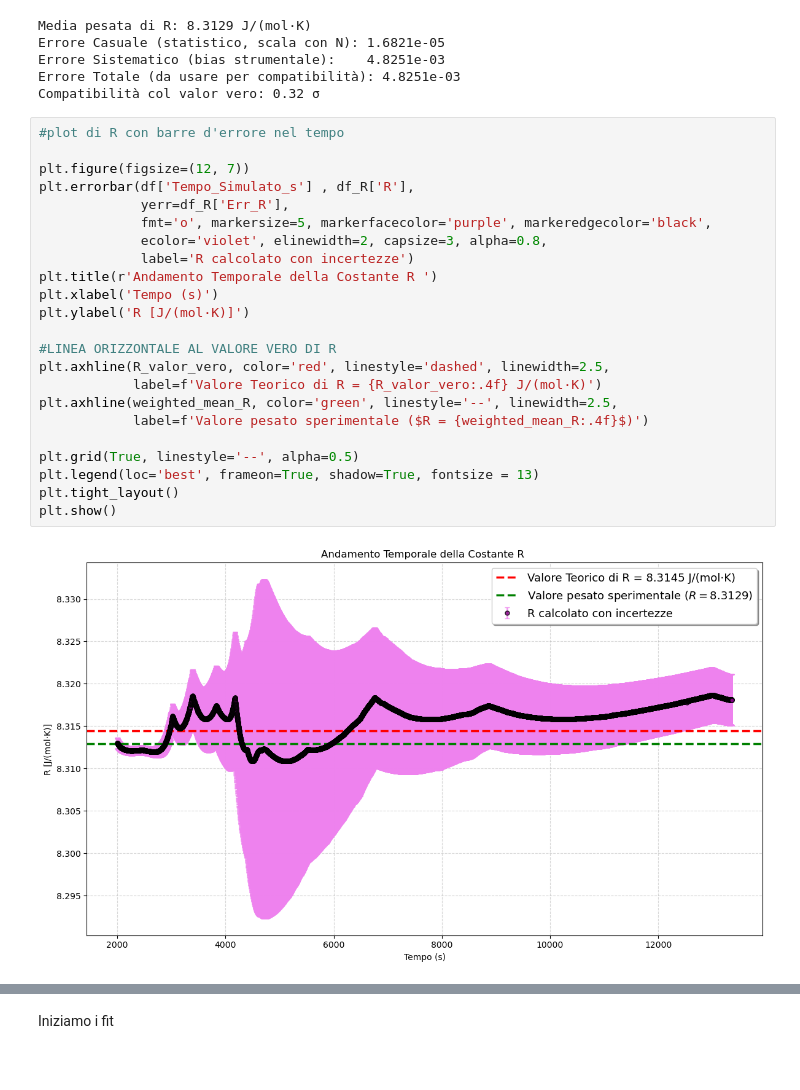
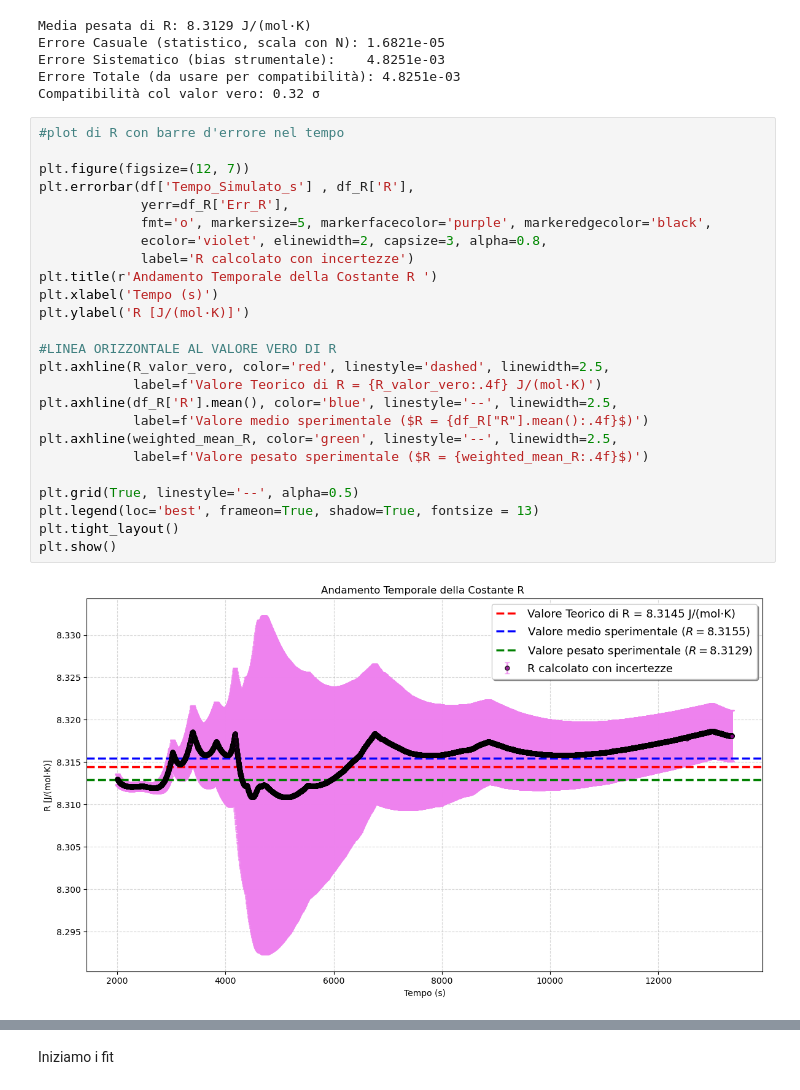
Before and after one commit to oblivion0218/BME280, a Jupyter notebook: Analisi.ipynb, the cells around one changed output, grey strips where cells are left out. Cells and saved outputs as stored; diff of their text form.

```diff
--- a/Analisi.ipynb
+++ b/Analisi.ipynb
@@ -224,28 +224,30 @@ Compatibilità col valor vero: 0.32 σ
 # %%
 #plot di R con barre d'errore nel tempo
 
 plt.figure(figsize=(12, 7))
 plt.errorbar(df['Tempo_Simulato_s'] , df_R['R'],
              yerr=df_R['Err_R'],
              fmt='o', markersize=5, markerfacecolor='purple', markeredgecolor='black',
              ecolor='violet', elinewidth=2, capsize=3, alpha=0.8,
              label='R calcolato con incertezze')
 plt.title(r'Andamento Temporale della Costante R ')
 plt.xlabel('Tempo (s)')
 plt.ylabel('R [J/(mol·K)]')
 
 #LINEA ORIZZONTALE AL VALORE VERO DI R
 plt.axhline(R_valor_vero, color='red', linestyle='dashed', linewidth=2.5,
             label=f'Valore Teorico di R = {R_valor_vero:.4f} J/(mol·K)')
+plt.axhline(df_R['R'].mean(), color='blue', linestyle='--', linewidth=2.5,
+            label=f'Valore medio sperimentale ($R = {df_R["R"].mean():.4f}$)')
 plt.axhline(weighted_mean_R, color='green', linestyle='--', linewidth=2.5,
             label=f'Valore pesato sperimentale ($R = {weighted_mean_R:.4f}$)')
 
 plt.grid(True, linestyle='--', alpha=0.5)
 plt.legend(loc='best', frameon=True, shadow=True, fontsize = 13)
 plt.tight_layout()
 plt.show()
 # %% [output]
-[figure, old version]
+[figure, new version]
 # %%
 # istogramma dei valori di R
 
```
Also changed, not shown: parts of 1 cell of this notebook, 3 other files.
